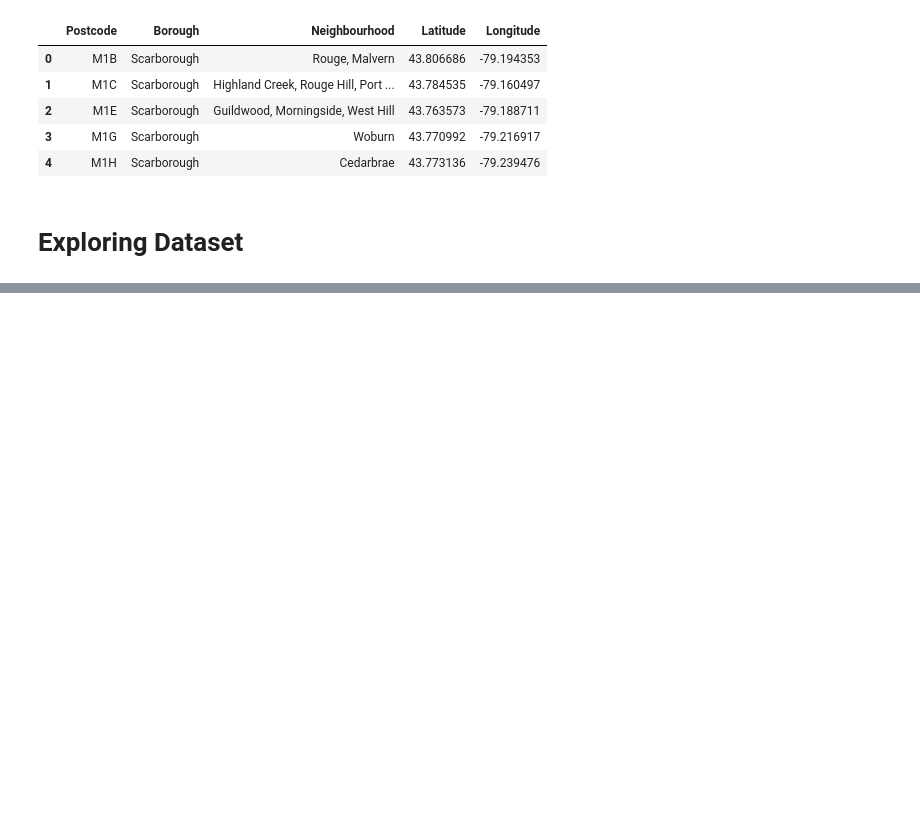
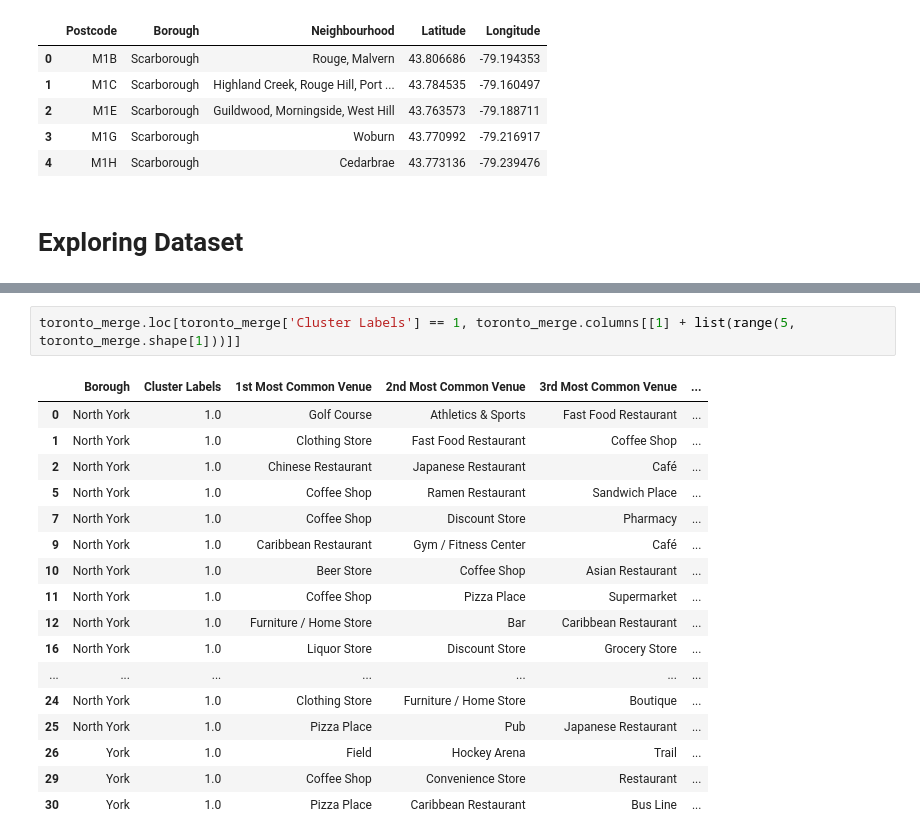
Before and after one commit to cwong690/Applied-Data-Science-Capstone, a Jupyter notebook: Toronto_Boroughs.ipynb, the cells around one changed output, grey strips where cells are left out. Saved outputs shown, nothing was run; the diff lists cells and outputs as text; blank space fills up the shorter version.

```diff
--- a/Toronto_Boroughs.ipynb
+++ b/Toronto_Boroughs.ipynb
@@ -135,0 +646,20 @@ full_toronto.head()
+# %%
+toronto_merge.loc[toronto_merge['Cluster Labels'] == 1, toronto_merge.columns[[1] + list(range(5, toronto_merge.shape[1]))]]
+# %% [output]
+|  | Borough | Cluster Labels | 1st Most Common Venue | 2nd Most Common Venue | 3rd Most Common Venue | ... |
+| 0 | North York | 1.0 | Golf Course | Athletics & Sports | Fast Food Restaurant | ... |
+| 1 | North York | 1.0 | Clothing Store | Fast Food Restaurant | Coffee Shop | ... |
+| 2 | North York | 1.0 | Chinese Restaurant | Japanese Restaurant | Café | ... |
+| 5 | North York | 1.0 | Coffee Shop | Ramen Restaurant | Sandwich Place | ... |
+| 7 | North York | 1.0 | Coffee Shop | Discount Store | Pharmacy | ... |
+| 9 | North York | 1.0 | Caribbean Restaurant | Gym / Fitness Center | Café | ... |
+| 10 | North York | 1.0 | Beer Store | Coffee Shop | Asian Restaurant | ... |
+| 11 | North York | 1.0 | Coffee Shop | Pizza Place | Supermarket | ... |
+| 12 | North York | 1.0 | Furniture / Home Store | Bar | Caribbean Restaurant | ... |
+| 16 | North York | 1.0 | Liquor Store | Discount Store | Grocery Store | ... |
+| ... | ... | ... | ... | ... | ... | ... |
+| 24 | North York | 1.0 | Clothing Store | Furniture / Home Store | Boutique | ... |
+| 25 | North York | 1.0 | Pizza Place | Pub | Japanese Restaurant | ... |
+| 26 | York | 1.0 | Field | Hockey Arena | Trail | ... |
+| 29 | York | 1.0 | Coffee Shop | Convenience Store | Restaurant | ... |
+| 30 | York | 1.0 | Pizza Place | Caribbean Restaurant | Bus Line | ... |
```
Also changed, not shown: parts of 37 cells of this notebook.
